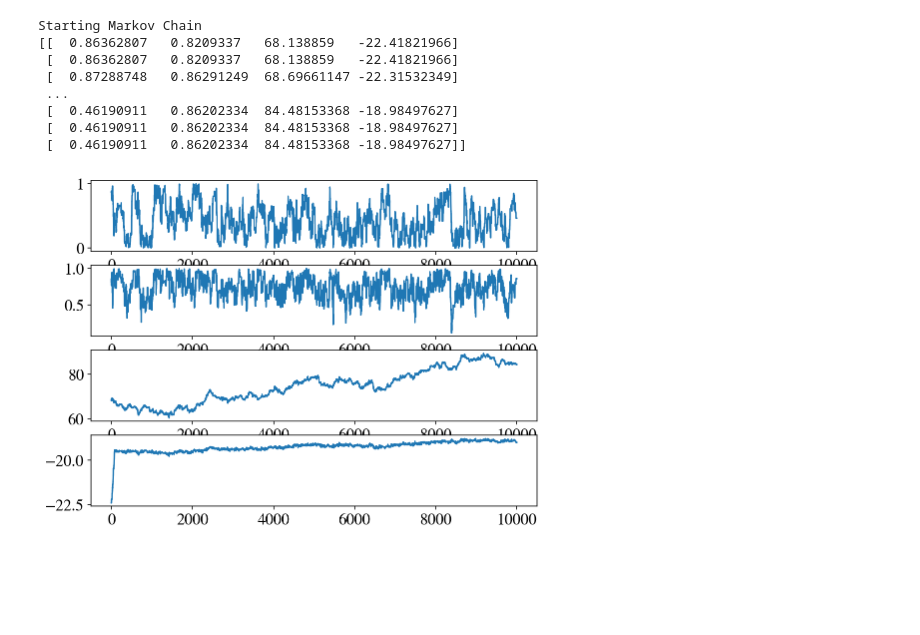
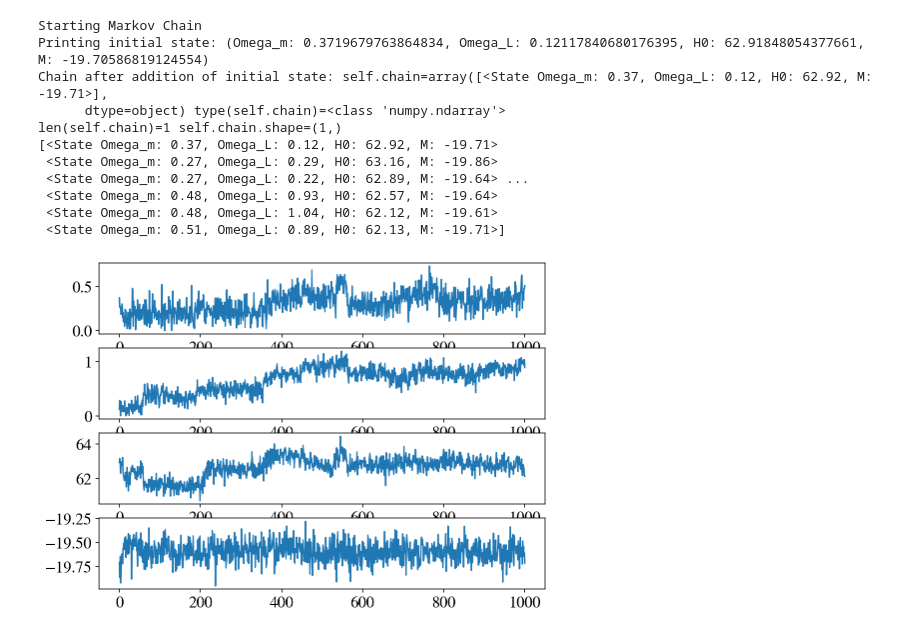
Before and after one commit to r-hensley/250_project_group_2, a Jupyter notebook: notebooks/chain_testing.ipynb, the cells around one changed output. Saved outputs shown, nothing was run; the diff lists cells and outputs as text; code cells hidden in the pictures; blank space fills up the shorter version.

Commit message:
(WIP) Changing state to be subclass of np.ndarray

```diff
--- a/notebooks/chain_testing.ipynb
+++ b/notebooks/chain_testing.ipynb
@@ -7,7 +7,8 @@ basedir = os.path.dirname(os.path.abspath(''))
 sourcedir = os.path.join(basedir, 'source')
 import sys
 sys.path.insert(0, sourcedir)
-from mcmc import MCMC
+from source.mcmc import MCMC
+from source.mcmc_state import State
 
 %config InlineBackend.figure_format = 'retina'
 font = {'size'   : 16, 'family':'STIXGeneral'}
@@ -25,6 +26,7 @@ binned_sys_file = os.path.join(datadir, 'sys_DS17f.txt')
     # (It just kinda looks cool)
 print(f"Starting Markov Chain")
 start = [np.random.uniform(0, 1), np.random.uniform(0,1), np.random.uniform(50,100), np.random.uniform(-25, -15)]
+start = State(start)
     #start = [.25, .74, 68]
 g_cov_test = np.diag([.01, .01, .1, .01])
 markov_chain = MCMC(initial_state=start,
@@ -32,27 +34,31 @@ markov_chain = MCMC(initial_state=start,
                     systematics_file=binned_sys_file,
                     g_cov=g_cov_test)
 
-markov_chain.make_chain(10000)
+markov_chain.make_chain(1000)
 
-print(markov_chain._chain)
+print(markov_chain.chain)
 # %% [output]
 Starting Markov Chain
-[[  0.86362807   0.8209337   68.138859   -22.41821966]
- [  0.86362807   0.8209337   68.138859   -22.41821966]
- [  0.87288748   0.86291249  68.69661147 -22.31532349]
- ...
- [  0.46190911   0.86202334  84.48153368 -18.98497627]
- [  0.46190911   0.86202334  84.48153368 -18.98497627]
- [  0.46190911   0.86202334  84.48153368 -18.98497627]]
+Printing initial state: (Omega_m: 0.3719679763864834, Omega_L: 0.12117840680176395, H0: 62.91848054377661, M: -19.70586819124554)
+Chain after addition of initial state: self.chain=array([<State Omega_m: 0.37, Omega_L: 0.12, H0: 62.92, M: -19.71>],
+      dtype=object) type(self.chain)=<class 'numpy.ndarray'>
+len(self.chain)=1 self.chain.shape=(1,)
+[<State Omega_m: 0.37, Omega_L: 0.12, H0: 62.92, M: -19.71>
+ <State Omega_m: 0.27, Omega_L: 0.29, H0: 63.16, M: -19.86>
+ <State Omega_m: 0.27, Omega_L: 0.22, H0: 62.89, M: -19.64> ...
+ <State Omega_m: 0.48, Omega_L: 0.93, H0: 62.57, M: -19.64>
+ <State Omega_m: 0.48, Omega_L: 1.04, H0: 62.12, M: -19.61>
+ <State Omega_m: 0.51, Omega_L: 0.89, H0: 62.13, M: -19.71>]
 # %%
 fig, ax = plt.subplots(4,1)
-ax[0].plot(markov_chain.chain[:,0])
-ax[1].plot(markov_chain.chain[:,1])
-ax[2].plot(markov_chain.chain[:,2])
-ax[3].plot(markov_chain.chain[:,3])
+
+ax[0].plot(markov_chain.Omega_m)
+ax[1].plot(markov_chain.Omega_L)
+ax[2].plot(markov_chain.H0)
+ax[3].plot(markov_chain.M)
 plt.show()
 # %% [output]
-[figure, old version]
+[figure, new version]
 # %%
 cov = np.cov(markov_chain.chain.T)
 alpha= .1
```
Also changed, not shown: parts of 3 cells of this notebook, 2 other files.
